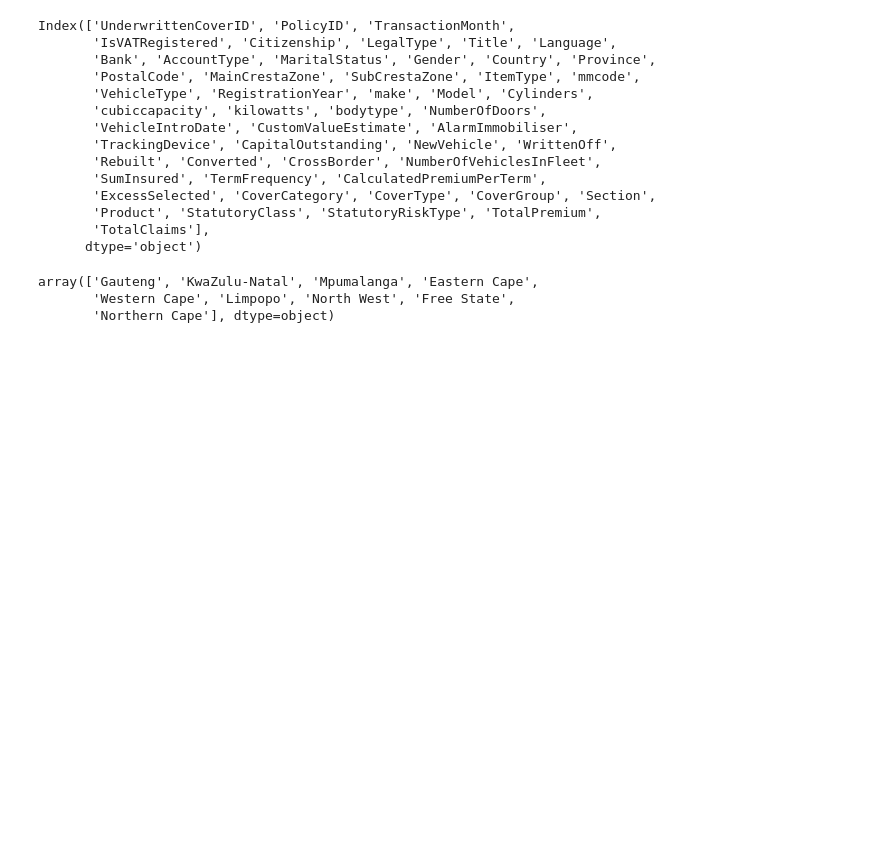
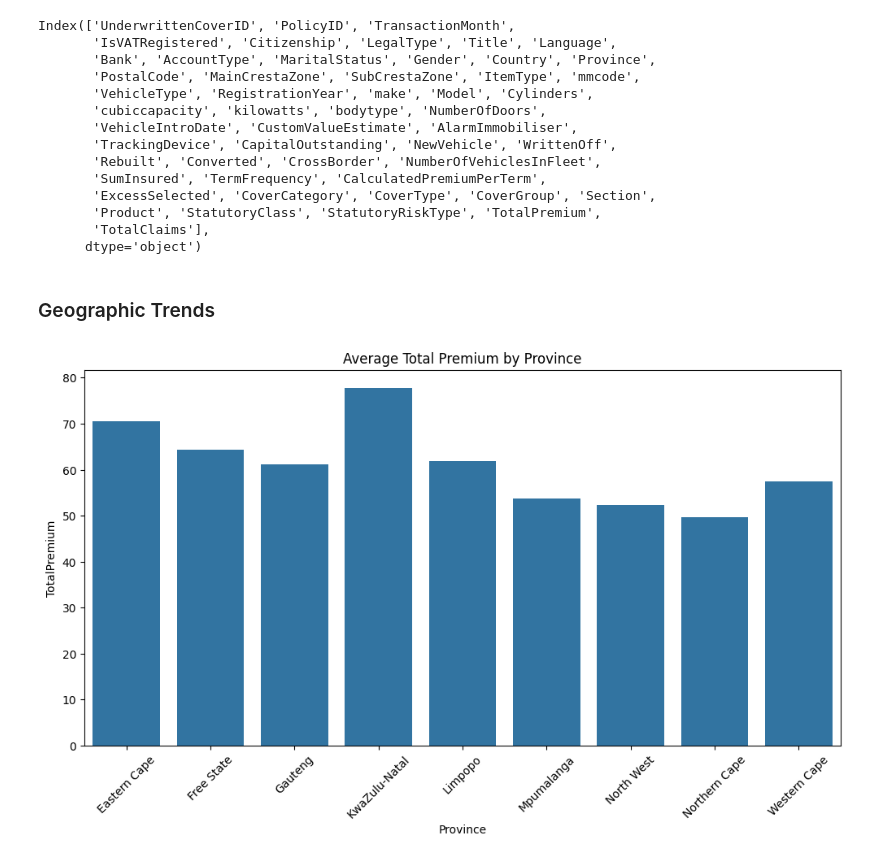
Before and after one commit to Alki45/10Acadamay-Week3, a Jupyter notebook: Week3/notebooks/Task1.ipynb, the cells around one changed output. Saved outputs shown, nothing was run; the diff lists cells and outputs as text; code cells hidden in the pictures; blank space fills up the shorter version.

```diff
--- a/Week3/notebooks/Task1.ipynb
+++ b/Week3/notebooks/Task1.ipynb
@@ -276,9 +321,15 @@ Index(['UnderwrittenCoverID', 'PolicyID', 'TransactionMonth',
        'Product', 'StatutoryClass', 'StatutoryRiskType', 'TotalPremium',
        'TotalClaims'],
       dtype='object')
-# %%
-data.Province.unique()
-# %% [output]
-array(['Gauteng', 'KwaZulu-Natal', 'Mpumalanga', 'Eastern Cape',
-       'Western Cape', 'Limpopo', 'North West', 'Free State',
-       'Northern Cape'], dtype=object)
+# %% [markdown]
+### Geographic Trends
+# %%
+# Group by Province and calculate mean for comparison
+province_comparison = data.groupby('Province').agg({'TotalPremium': 'mean', 'TotalClaims': 'mean'}).reset_index()
+plt.figure(figsize=(12, 6))
+sns.barplot(x='Province', y='TotalPremium', data=province_comparison)
+plt.title('Average Total Premium by Province')
+plt.xticks(rotation=45)
+plt.show()
+# %% [output]
+[figure, added]
```
Also changed, not shown: parts of 19 cells of this notebook, 4 other files.
